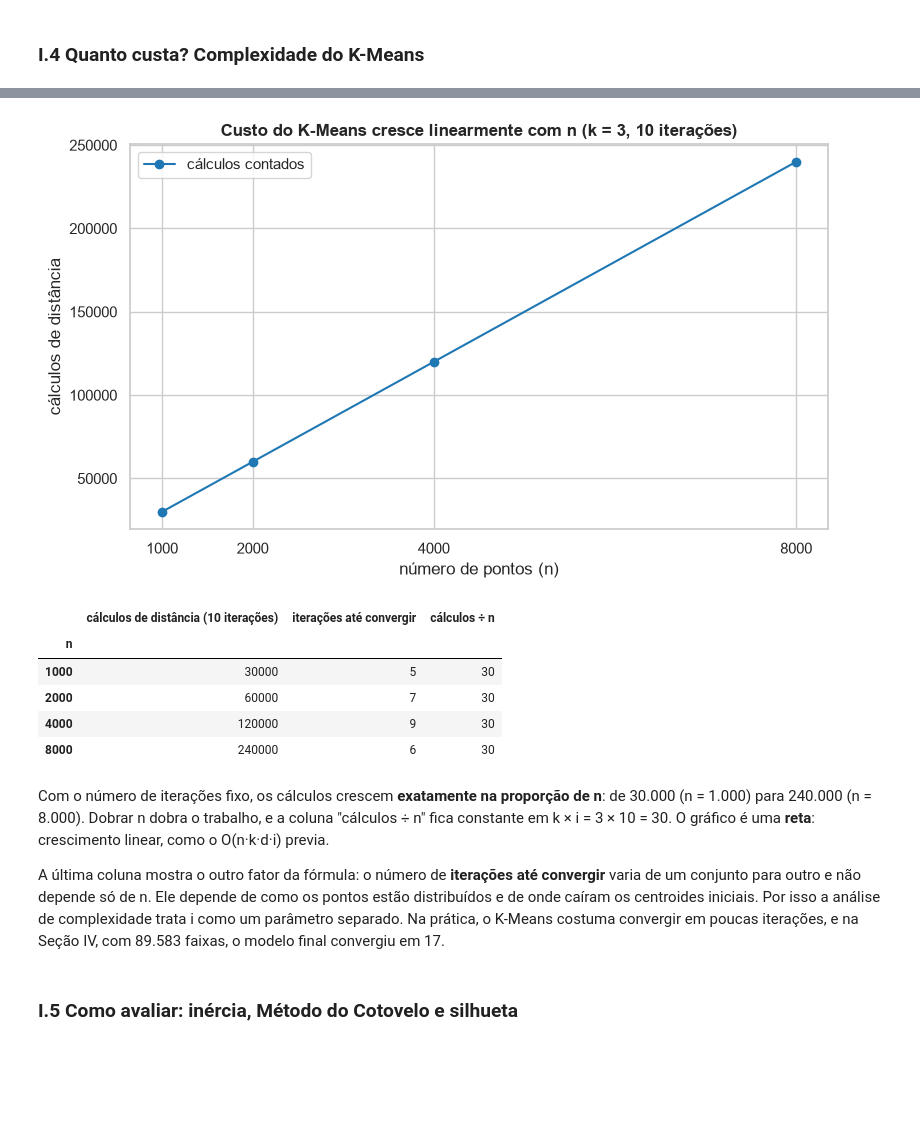
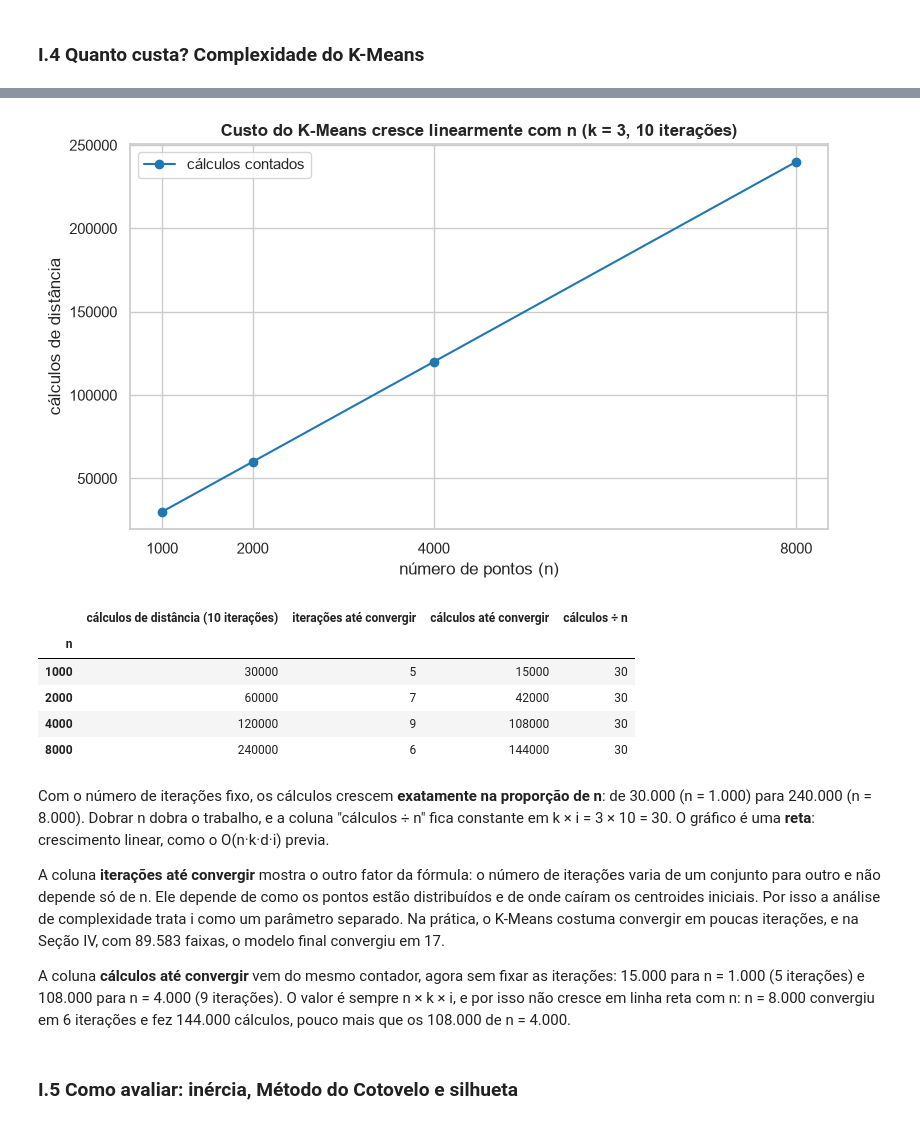
Before and after one commit to DataScience-Fatec-Projects/kmeans-musicas-spotify, a Jupyter notebook: notebooks/aula_kmeans_spotify.ipynb, the cells around one changed output, grey strips where cells are left out. Cells and saved outputs as stored; diff of their text form; code cells hidden in the pictures; blank space fills up the shorter version.

Commit message:
T036: revisao contra a rubrica e o enunciado (contador real na I.4, os 7 grupos separados na IV.3, textos corrigidos)

```diff
--- a/notebooks/aula_kmeans_spotify.ipynb
+++ b/notebooks/aula_kmeans_spotify.ipynb
@@ -212,5 +213,5 @@ de cada iteração (para desenharmos o passo a passo).
 # %%
-def kmeans_do_zero(X, k, semente, max_iter=100, tol=1e-4):
+def kmeans_do_zero(X, k, semente, max_iter=100, tol=1e-4, contador=None):
     """K-Means "na mão", com os 4 passos do algoritmo."""
     gerador = np.random.default_rng(semente)
     # 1. Inicialização: k pontos dos dados, sorteados, viram os centroides iniciais
@@ -221,6 +222,8 @@ def kmeans_do_zero(X, k, semente, max_iter=100, tol=1e-4):
         # 2. Atribuição: distância de cada ponto a cada centroide (matriz n × k) → o mais próximo
         distancias = np.linalg.norm(X[:, np.newaxis, :] - centroides[np.newaxis, :, :], axis=2)
         rotulos = distancias.argmin(axis=1)
+        if contador is not None:  # usado só na I.4, para contar o trabalho feito
+            contador["distâncias"] += distancias.size
         # 3. Atualização: cada centroide vai para a média dos pontos do seu grupo
         novos = np.array([X[rotulos == j].mean(axis=0) for j in range(k)])
         historico.append((rotulos, centroides, novos))
@@ -379,40 +385,48 @@ coluna separada, mostramos quantas iterações cada conjunto levaria para conver
 # %%
 linhas_custo = []
 for n in [1_000, 2_000, 4_000, 8_000]:
     X_n, _ = make_blobs(n_samples=n, centers=3, cluster_std=2.5, random_state=RANDOM_STATE)
-    _, _, _, iter_fixas, _ = kmeans_do_zero(X_n, k=3, semente=RANDOM_STATE, max_iter=10, tol=0)
-    _, _, _, iter_reais, _ = kmeans_do_zero(X_n, k=3, semente=RANDOM_STATE)
-    linhas_custo.append({"n": n, "cálculos de distância (10 iterações)": n * 3 * iter_fixas,
-                         "iterações até convergir": iter_reais})
+    fixas = {"distâncias": 0}
+    kmeans_do_zero(X_n, k=3, semente=RANDOM_STATE, max_iter=10, tol=0, contador=fixas)
+    reais = {"distâncias": 0}
+    _, _, _, iter_reais, _ = kmeans_do_zero(X_n, k=3, semente=RANDOM_STATE, contador=reais)
+    linhas_custo.append({"n": n, "cálculos de distância (10 iterações)": fixas["distâncias"],
+                         "iterações até convergir": iter_reais,
+                         "cálculos até convergir": reais["distâncias"]})
 custo = pd.DataFrame(linhas_custo).set_index("n")
 custo["cálculos ÷ n"] = custo["cálculos de distância (10 iterações)"] // custo.index
 
 fig, ax = plt.subplots()
 ax.plot(custo.index, custo["cálculos de distância (10 iterações)"], marker="o", label="cálculos contados")
 ax.set(title="Custo do K-Means cresce linearmente com n (k = 3, 10 iterações)",
        xlabel="número de pontos (n)", ylabel="cálculos de distância")
 ax.set_xticks(custo.index)
 ax.legend()
 plt.show()
 custo
 # %% [output]
 [figure]
-|  | cálculos de distância (10 iterações) | iterações até convergir | cálculos ÷ n |
-| n |  |  |  |
-| 1000 | 30000 | 5 | 30 |
-| 2000 | 60000 | 7 | 30 |
-| 4000 | 120000 | 9 | 30 |
-| 8000 | 240000 | 6 | 30 |
+|  | cálculos de distância (10 iterações) | iterações até convergir | cálculos até convergir | cálculos ÷ n |
+| n |  |  |  |  |
+| 1000 | 30000 | 5 | 15000 | 30 |
+| 2000 | 60000 | 7 | 42000 | 30 |
+| 4000 | 120000 | 9 | 108000 | 30 |
+| 8000 | 240000 | 6 | 144000 | 30 |
 # %% [markdown]
 Com o número de iterações fixo, os cálculos crescem **exatamente na proporção de n**: de 30.000 (n =
 1.000) para 240.000 (n = 8.000). Dobrar n dobra o trabalho, e a coluna "cálculos ÷ n" fica constante
 em k × i = 3 × 10 = 30. O gráfico é uma **reta**: crescimento linear, como o O(n·k·d·i) previa.
 
-A última coluna mostra o outro fator da fórmula: o número de **iterações até convergir** varia de um
+A coluna **iterações até convergir** mostra o outro fator da fórmula: o número de iterações varia de um
 conjunto para outro e não depende só de n. Ele depende de como os pontos estão distribuídos e de
 onde caíram os centroides iniciais. Por isso a análise de complexidade trata i como um parâmetro
 separado. Na prática, o K-Means costuma convergir em poucas iterações, e na Seção IV, com 89.583
 faixas, o modelo final convergiu em 17.
+
+A coluna **cálculos até convergir** vem do mesmo contador, agora sem fixar as iterações: 15.000
+para n = 1.000 (5 iterações) e 108.000 para n = 4.000 (9 iterações). O valor é sempre n × k × i,
+e por isso não cresce em linha reta com n: n = 8.000 convergiu em 6 iterações e fez 144.000
+cálculos, pouco mais que os 108.000 de n = 4.000.
 # %% [markdown]
 ### I.5 Como avaliar: inércia, Método do Cotovelo e silhueta
 # %% [markdown]
```
Also changed, not shown: parts of 16 cells of this notebook, 2 other files.
